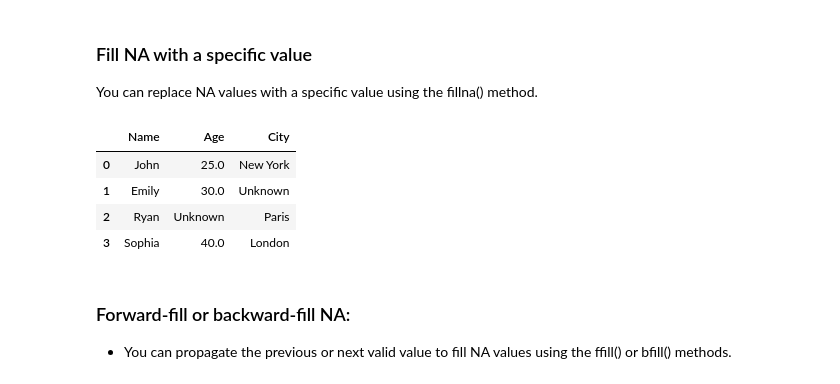
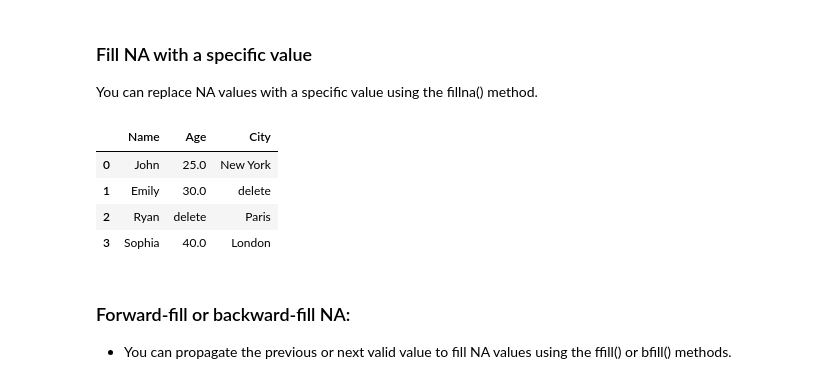
Before and after one commit to bhargav23/AI, a Jupyter notebook: Lab/APPLAB.ipynb, the cells around one changed output. Drawn from its saved outputs; the diff is of its cells as text; code cells hidden in the pictures.

```diff
--- a/Lab/APPLAB.ipynb
+++ b/Lab/APPLAB.ipynb
@@ -947,13 +1008,13 @@ method: Specifies a method to fill NA values. Options include:
 You can replace NA values with a specific value using the fillna() method.
 # %%
 # Fill NA values with a specific value
-df_filled = df.fillna('Unknown')
+df_filled = df.fillna('delete')
 display(df_filled)
 # %% [output]
 |  | Name | Age | City |
 | 0 | John | 25.0 | New York |
-| 1 | Emily | 30.0 | Unknown |
-| 2 | Ryan | Unknown | Paris |
+| 1 | Emily | 30.0 | delete |
+| 2 | Ryan | delete | Paris |
 | 3 | Sophia | 40.0 | London |
 # %% [markdown]
 ### Forward-fill or backward-fill NA:
```
Also changed, not shown: parts of 31 cells of this notebook.
